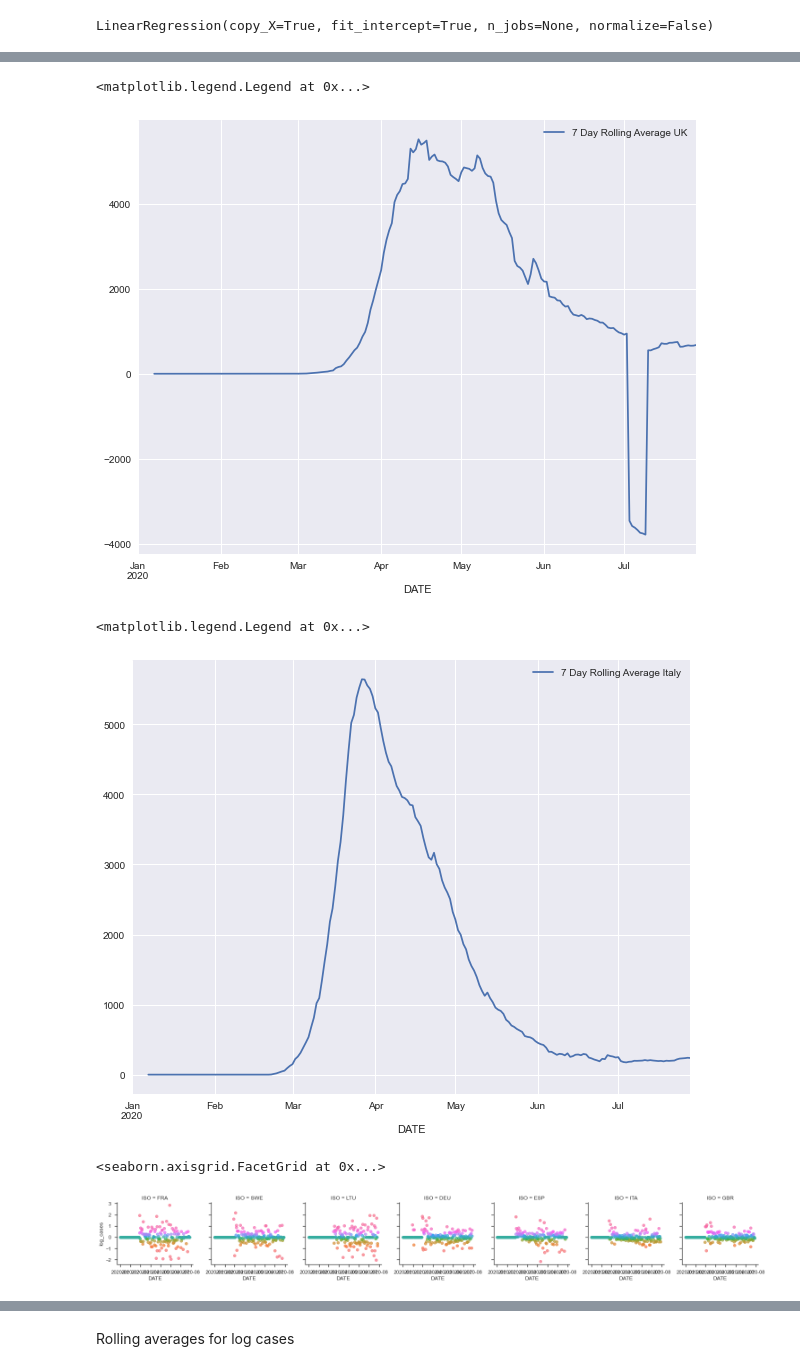
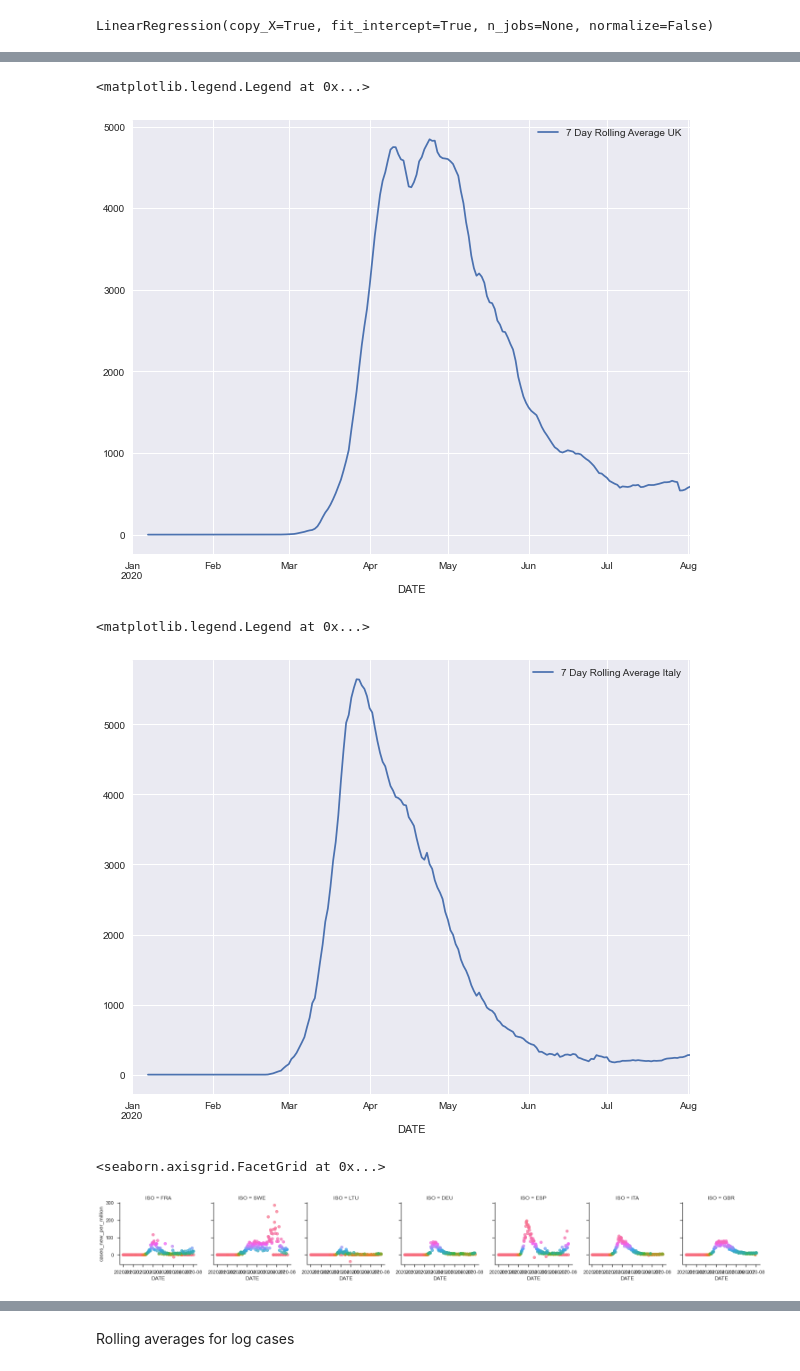
Before and after one commit to Gbayisa/COVID--19-Data-analysis-visualisation, a Jupyter notebook: CSC8099.ipynb, the cells around one changed output, grey strips where cells are left out. Drawn from its saved outputs; the diff is of its cells as text; code cells hidden in the pictures.

```diff
--- a/CSC8099.ipynb
+++ b/CSC8099.ipynb
@@ -8,3 +8,4 @@ import math
 from matplotlib import pyplot as plt
 import seaborn as sns
 from matplotlib.pyplot import subplot, figure, subplots
+sns.set()
@@ -477,7 +620,7 @@ temp2 = time_series2.rolling(7).mean().plot(label = "7 Day Rolling Average UK")
 plt.legend()
 # %% [output]
 <matplotlib.legend.Legend at 0x...>
-[figure, old version]
+[figure, new version]
 # %%
 ##################### UK rolling average ############################
 
@@ -496,16 +639,16 @@ temp2 = time_series2.rolling(7).mean().plot(label = "7 Day Rolling Average Italy
 plt.legend()
 # %% [output]
 <matplotlib.legend.Legend at 0x...>
-[figure, old version]
+[figure, new version]
 # %%
 import seaborn as sns
 import matplotlib.pyplot as plt
 
 sns.set(style="ticks")
 
-g = sns.FacetGrid(key_countries, col='ISO', hue='log_cases')
-g.map(plt.scatter, "DATE", "log_cases", alpha = .7)
+g = sns.FacetGrid(key_countries, col='ISO', hue='cases_new_per_million')
+g.map(plt.scatter, "DATE", "cases_new_per_million", alpha = .7)
 #g.add_legend();
 # %% [output]
 <seaborn.axisgrid.FacetGrid at 0x...>
-[figure, old version]
+[figure, new version]
```
Also changed, not shown: parts of 49 cells of this notebook.
